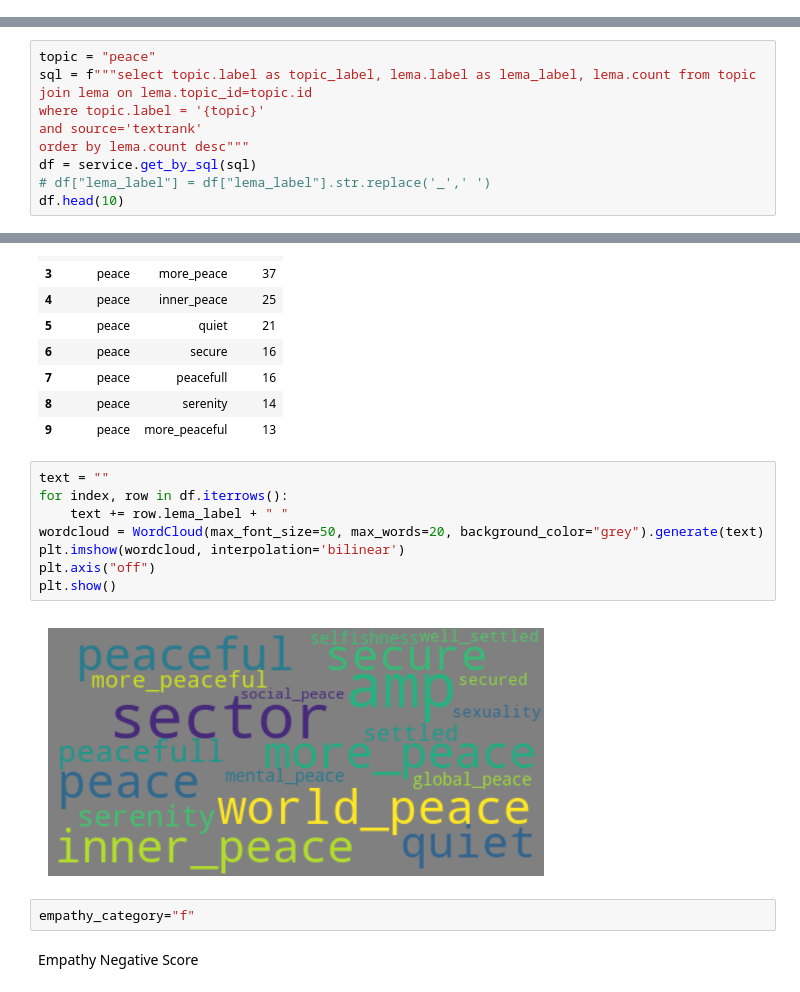
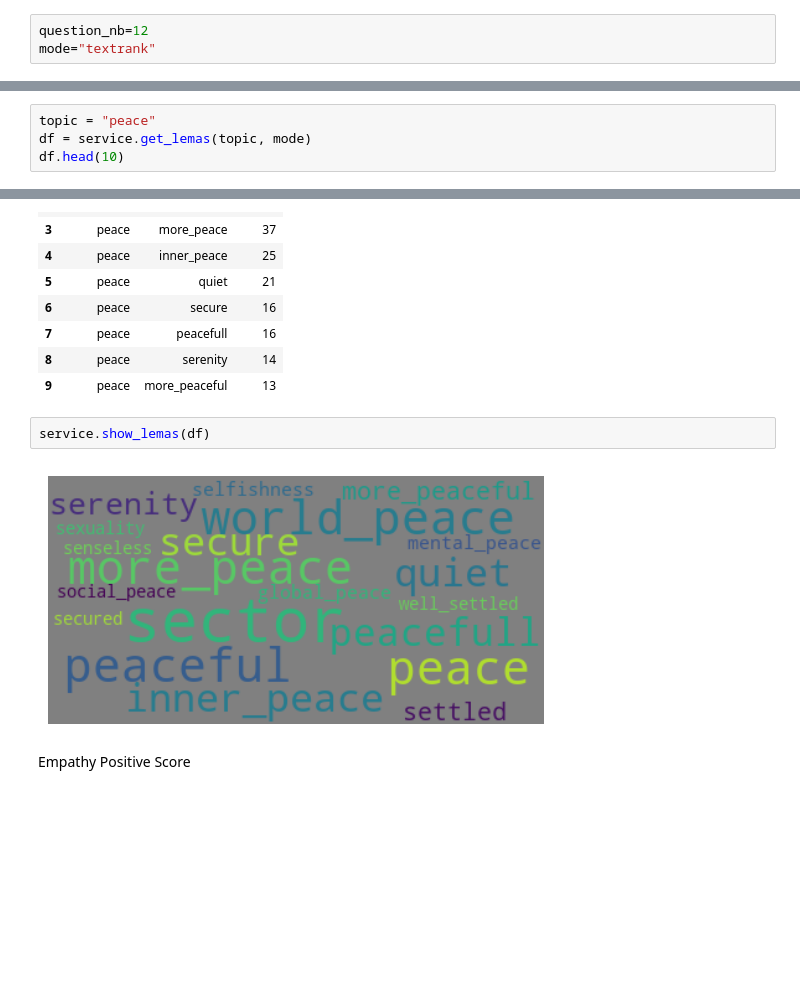
Before and after one commit to cyrilvincent/youth_talk, a Jupyter notebook: youth_talk_1/textrank.ipynb, the cells around one changed output, grey strips where cells are left out. Saved outputs shown, nothing was run; the diff lists cells and outputs as text; blank space fills up the shorter version.

Commit message:
jupyter service refactoring

```diff
--- a/youth_talk_1/textrank.ipynb
+++ b/youth_talk_1/textrank.ipynb
@@ -23,2 +22,5 @@ postgresql://postgres:sa@localhost:5432/yt1
+# %%
+question_nb=12
+mode="textrank"
 # %% [markdown]
 Most used topics
@@ -78,13 +57,7 @@ df.head(10)
 Lemas
 # %%
 topic = "peace"
-sql = f"""select topic.label as topic_label, lema.label as lema_label, lema.count from topic
-join lema on lema.topic_id=topic.id
-where topic.label = '{topic}'
-and source='textrank'
-order by lema.count desc"""
-df = service.get_by_sql(sql)
-# df["lema_label"] = df["lema_label"].str.replace('_',' ')
+df = service.get_lemas(topic, mode)
 df.head(10)
 # %% [output]
 |  | topic_label | lema_label | count |
@@ -99,16 +72,8 @@ df.head(10)
 | 8 | peace | serenity | 14 |
 | 9 | peace | more_peaceful | 13 |
 # %%
-text = ""
-for index, row in df.iterrows():
-    text += row.lema_label + " "
-wordcloud = WordCloud(max_font_size=50, max_words=20, background_color="grey").generate(text)
-plt.imshow(wordcloud, interpolation='bilinear')
-plt.axis("off")
-plt.show()
+service.show_lemas(df)
 # %% [output]
-[figure, old version]
+[figure, new version]
-# %%
-empathy_category="f"
 # %% [markdown]
-Empathy Negative Score
+Empathy Positive Score
```
Also changed, not shown: parts of 23 cells of this notebook, 3 other files.
